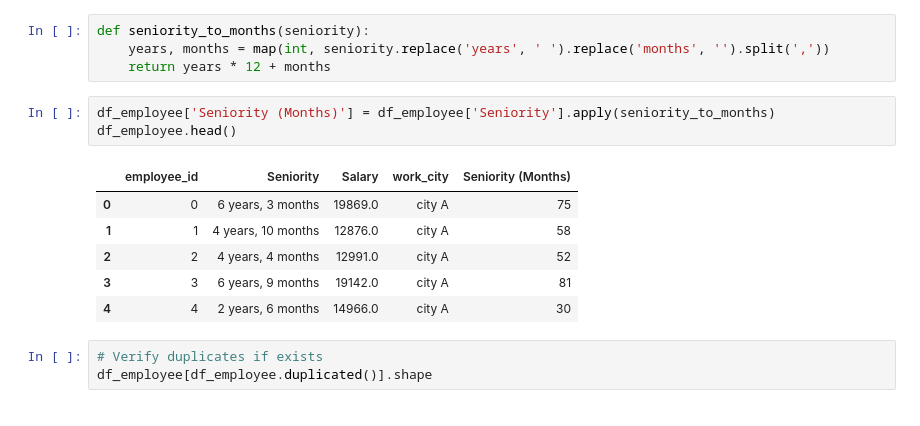
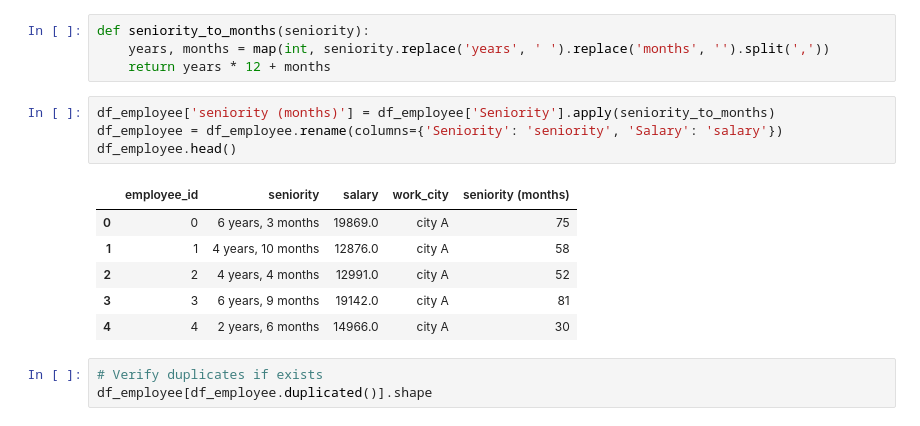
Before and after one commit to Tarifi-Hicham/Employee_Analysis, a Jupyter notebook: script.ipynb, the cells around one changed output. Saved outputs shown, nothing was run; the diff lists cells and outputs as text.

```diff
--- a/script.ipynb
+++ b/script.ipynb
@@ -49,10 +49,11 @@ def seniority_to_months(seniority):
     years, months = map(int, seniority.replace('years', ' ').replace('months', '').split(','))
     return years * 12 + months
 # %%
-df_employee['Seniority (Months)'] = df_employee['Seniority'].apply(seniority_to_months)
+df_employee['seniority (months)'] = df_employee['Seniority'].apply(seniority_to_months)
+df_employee = df_employee.rename(columns={'Seniority': 'seniority', 'Salary': 'salary'})
 df_employee.head()
 # %% [output]
-|  | employee_id | Seniority | Salary | work_city | Seniority (Months) |
+|  | employee_id | seniority | salary | work_city | seniority (months) |
 | 0 | 0 | 6 years, 3 months | 19869.0 | city A | 75 |
 | 1 | 1 | 4 years, 10 months | 12876.0 | city A | 58 |
 | 2 | 2 | 4 years, 4 months | 12991.0 | city A | 52 |
```
Also changed, not shown: parts of 19 cells of this notebook.
